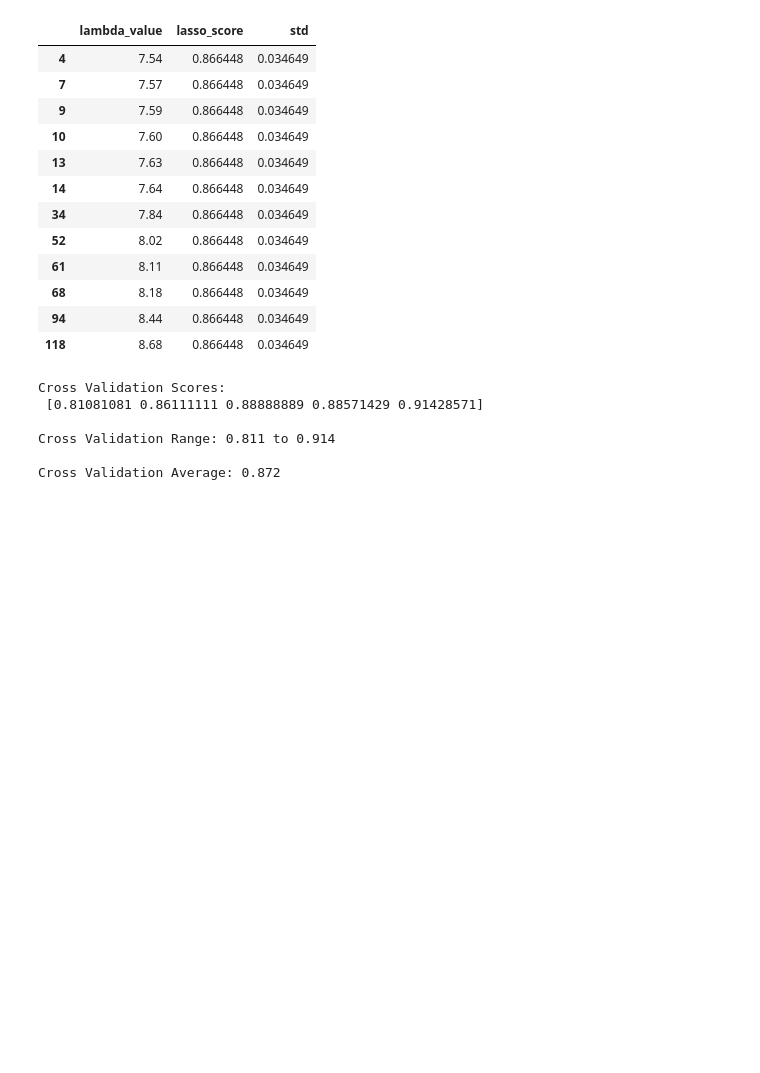
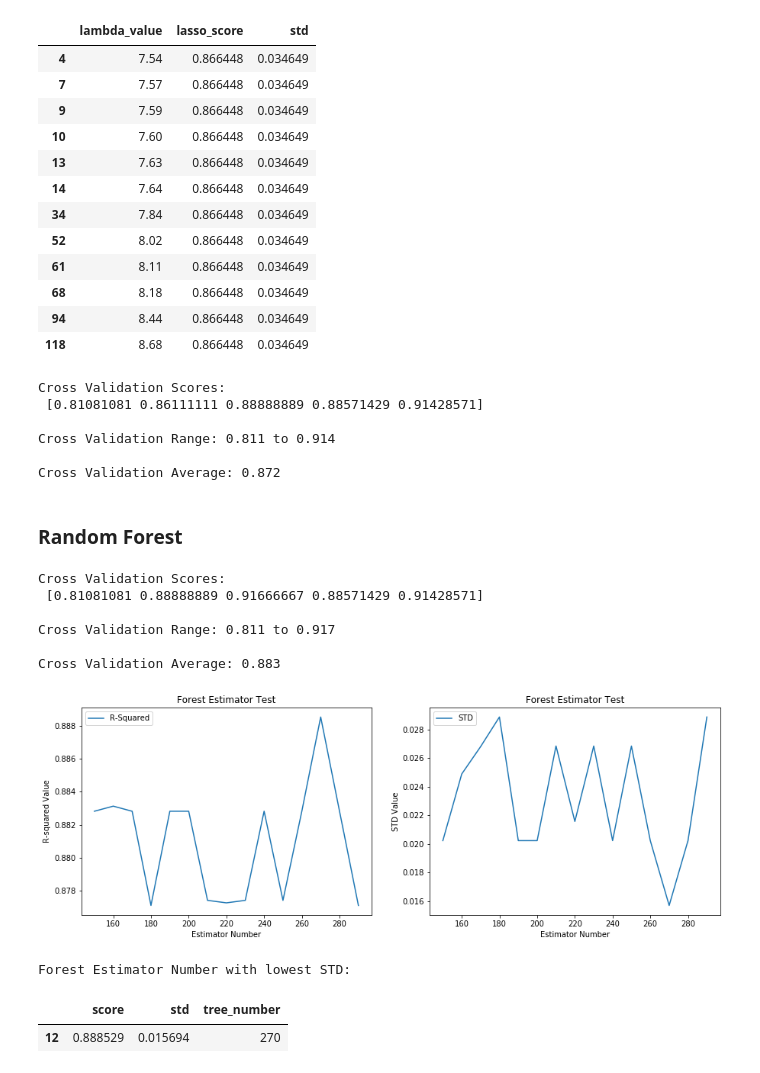
Before and after one commit to mbeckmanssf/Thinkful, a Jupyter notebook: Unit-3/Capstone-Countries.ipynb, the cells around one changed output. Drawn from its saved outputs; the diff is of its cells as text; code cells hidden in the pictures; blank space fills up the shorter version.

Commit message:
tuning random forest classifier

```diff
--- a/Unit-3/Capstone-Countries.ipynb
+++ b/Unit-3/Capstone-Countries.ipynb
@@ -670,3 +670,62 @@ Cross Validation Scores:
 Cross Validation Range: 0.811 to 0.914
 
 Cross Validation Average: 0.872
+# %% [markdown]
+### Random Forest
+# %%
+# Random Forest Classifier with default settings
+rfc = ensemble.RandomForestClassifier()
+# %%
+model_results(rfc)
+# %% [output]
+Cross Validation Scores:
+ [0.81081081 0.88888889 0.91666667 0.88571429 0.91428571]
+
+Cross Validation Range: 0.811 to 0.917
+
+Cross Validation Average: 0.883
+# %%
+#Test n_estimators
+
+forest_results = pd.DataFrame()
+
+def forest_tree_fit(tree):
+    rfc = ensemble.RandomForestClassifier(
+        n_estimators=tree
+    )
+    forest_score = cross_val_score(rfc, X_class, Y_class, cv=5)
+
+    data = pd.DataFrame({"tree_number": [tree], "score": [forest_score.mean()], "std": [forest_score.std()]})
+    return data
+
+appended_data = []
+test_range = np.arange(150, 300, 10)
+for i in test_range:
+    result = forest_tree_fit(i)
+    appended_data.append(result)
+forest_results = pd.concat(appended_data, ignore_index=True)
+
+plt.figure(figsize=(15, 5))
+plt.subplot(1, 2, 1)
+plt.plot(forest_results['tree_number'], forest_results['score'], label="R-Squared")
+plt.xlabel('Estimator Number')
+plt.ylabel('R-squared Value')
+plt.legend(loc='best')
+plt.title('Forest Estimator Test')
+
+plt.subplot(1, 2, 2)
+plt.plot(forest_results['tree_number'], forest_results['std'], label="STD")
+plt.xlabel('Estimator Number')
+plt.ylabel('STD Value')
+plt.legend(loc='best')
+plt.title('Forest Estimator Test')
+
+plt.show()
+
+print('Forest Estimator Number with lowest STD:')
+forest_results.loc[forest_results['std'] == forest_results['std'].min()]
+# %% [output]
+[figure, added]
+Forest Estimator Number with lowest STD:
+|  | score | std | tree_number |
+| 12 | 0.888529 | 0.015694 | 270 |
```
Also changed, not shown: parts of 1 cell of this notebook.
